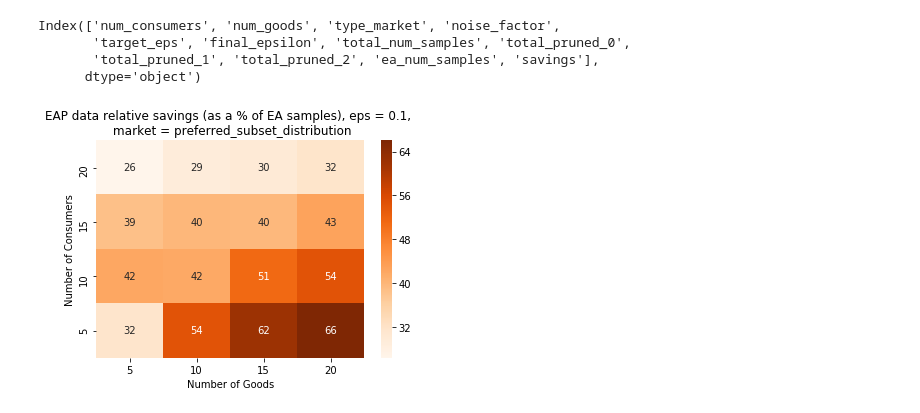
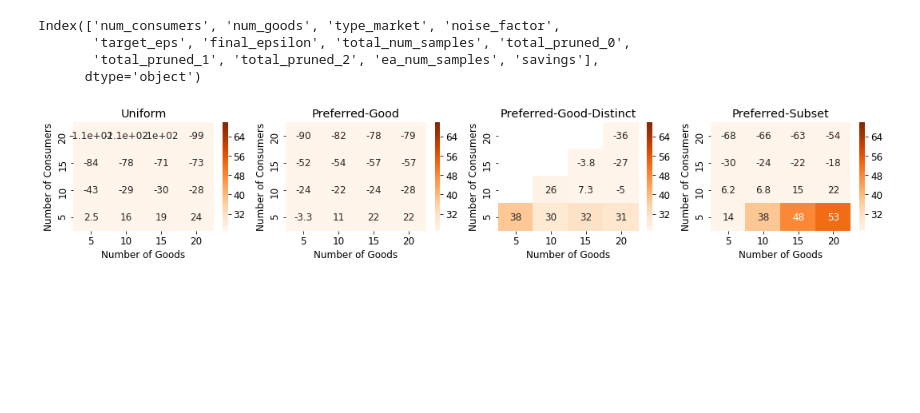
Before and after one commit to eareyan/noisyce, a Jupyter notebook: notebooks/EAP HeatMap.ipynb, the cells around one changed output. Drawn from its saved outputs; the diff is of its cells as text; code cells hidden in the pictures; blank space fills up the shorter version.

```diff
--- a/notebooks/EAP HeatMap.ipynb
+++ b/notebooks/EAP HeatMap.ipynb
@@ -41,8 +42,7 @@ def get_summary(x, type_of_market = None, target_eps = None):
             res += [get_stats(select_data(x, {'type_market' : type_of_market,
                                               'num_consumers' : num_c,
                                               'num_goods': num_g,
-                                              'target_eps': target_eps,
-                                              #'noise_factor': 1.0
+                                              'target_eps': target_eps
                                              }))]
         result += [res]
     return np.array(result)
@@ -58,15 +58,28 @@ Index(['num_consumers', 'num_goods', 'type_market', 'noise_factor',
        'total_pruned_1', 'total_pruned_2', 'ea_num_samples', 'savings'],
       dtype='object')
 # %%
-def heatmap(type_of_market, the_cmap):
-    eps = 0.1
+market_name = {'uniform_random_distribution' : 'Uniform',
+               'preferred_good_distribution': 'Preferred-Good',
+               'preferred_distinct_good_distribution': 'Preferred-Good-Distinct',
+               'preferred_subset_distribution': 'Preferred-Subset'}
+
+cmaps = ['Greys', 'Purples', 'Blues', 'Greens', 'Oranges', 'Reds',
+            'YlOrBr', 'YlOrRd', 'OrRd', 'PuRd', 'RdPu', 'BuPu',
+            'GnBu', 'PuBu', 'YlGnBu', 'PuBuGn', 'BuGn', 'YlGn']
+
+def heatmap(type_of_market, eps, the_cmap, loc):
     data = np.flip(get_summary(x,type_of_market=type_of_market, target_eps=eps), 0)
     ax = sns.heatmap(data,
                      annot=True,
                      cmap=the_cmap,
                      xticklabels=[i for i in [5, 10, 15, 20]],
-                     yticklabels=[j for j in [20, 15, 10, 5]])
+                     yticklabels=[j for j in [20, 15, 10, 5]],
+                     vmax=70, # This value is data dependent
+                     vmin=25, # This value is data dependent
+                    ax = loc)
     ax.set_xlabel('Number of Goods')
     ax.set_ylabel('Number of Consumers')
-    ax.set_title(f'EAP data relative savings (as a % of EA samples), eps = {eps}, \n market = {type_of_market}')
-    plt.savefig(f'/Users/enriqueareyan/Documents/workspace/noisyce/plots/eap_savings_eps_{eps}_type_{type_of_market}.png', figsize=(1, 1), dpi=150)
+    #ax.set_title(f'EAP data relative savings (as a % of EA samples), eps = {eps}, \n market = {type_of_market}')
+    ax.set_title(f'{market_name[type_of_market]}')
+    plt.tight_layout()
+    #plt.savefig(f'/Users/enriqueareyan/Documents/workspace/noisyce/plots/eap_savings_eps_{eps}_type_{type_of_market}.png', figsize=(1, 1), dpi=150)
@@ -77,8 +86,14 @@ cmaps = ['Greys', 'Purples', 'Blues', 'Greens', 'Oranges', 'Reds',
-# %%
-type_of_markets = ['uniform_random_distribution',
-                   'preferred_good_distribution',
-                   'preferred_distinct_good_distribution',
-                   'preferred_subset_distribution']
-heatmap(type_of_markets[3], cmaps[4])
-# %% [output]
-[figure, removed]
+# %%
+font = {'size': 12}
+matplotlib.rc('font', **font)
+
+#fig, axs = plt.subplots(nrows=1, ncols=4, figsize=(10, 8.5))  # Size for only 4 plots, 2 by 2
+fig, axs = plt.subplots(nrows=1, ncols=4, figsize=(15, 3))  # Size for only 4 plots, 1 by 4
+eps = 0.2
+heatmap(type_of_markets[0], eps, cmaps[4], axs[0])
+heatmap(type_of_markets[1], eps, cmaps[4], axs[1])
+heatmap(type_of_markets[2], eps, cmaps[4], axs[2])
+heatmap(type_of_markets[3], eps, cmaps[4], axs[3])
+plt.savefig(f'/Users/enriqueareyan/Documents/workspace/noisyce/plots/eap_savings_eps_{eps}.png', figsize=(1, 1), dpi=150)
+# %% [output]
+[figure, added]
```
Also changed, not shown: parts of 2 cells of this notebook, 1 other file.
